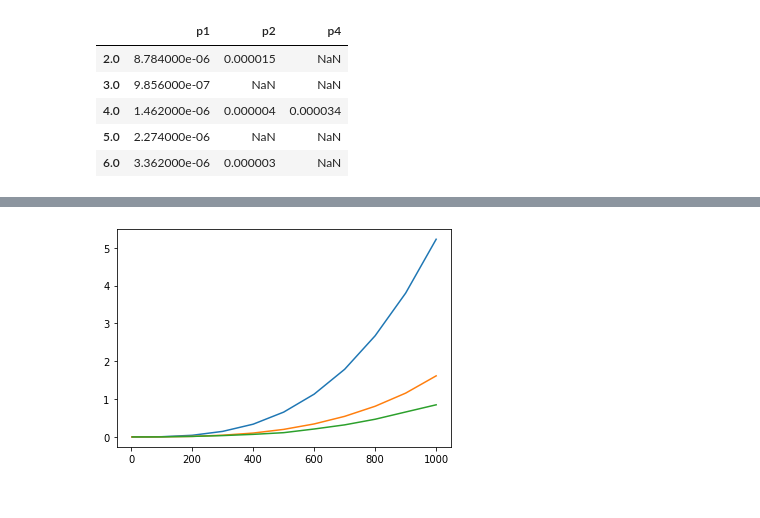
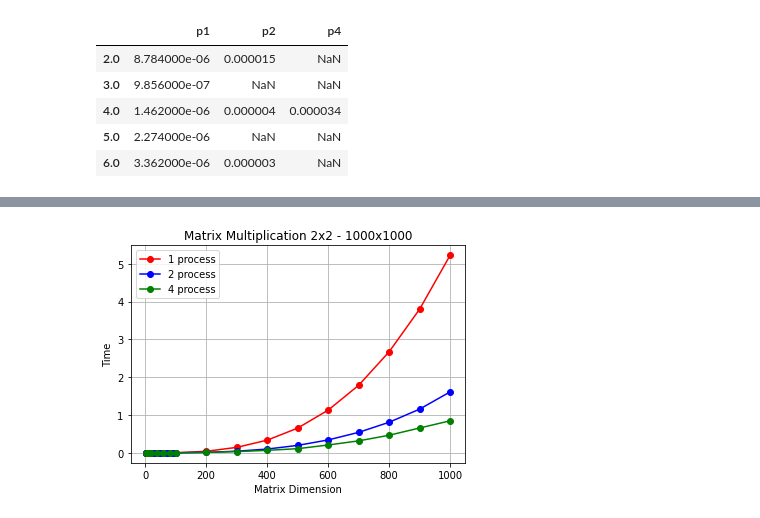
Before and after one commit to alexbrill/results_analysis, a Jupyter notebook: main.ipynb, the cells around one changed output, grey strips where cells are left out. Cells and saved outputs as stored; diff of their text form; code cells hidden in the pictures.

Commit message:
done with analysis of matrix multiplication

```diff
--- a/main.ipynb
+++ b/main.ipynb
@@ -58,8 +88,16 @@ plt.show()
 # %%
-plt.plot(df[df.columns[0]].index, df[df.columns[0]])
-plt.plot(df[df.columns[1]][idx1].index, df[df.columns[1]][idx1])
-plt.plot(df[df.columns[2]][idx2].index, df[df.columns[2]][idx2])
+fig, ax = plt.subplots()
+ax.set_title("Matrix Multiplication 2x2 - 1000x1000")
+ax.set_ylabel("Time")
+ax.set_xlabel("Matrix Dimension")
+ax.grid()
+
+plt.plot(df[df.columns[0]].index, df[df.columns[0]], 'o-r')
+plt.plot(df[df.columns[1]][idx1].index, df[df.columns[1]][idx1], 'o-b')
+plt.plot(df[df.columns[2]][idx2].index, df[df.columns[2]][idx2], 'o-g')
+
+ax.legend(["1 process", "2 process", "4 process"])
 
 plt.show()
 # %% [output]
-[figure, old version]
+[figure, new version]
```
Also changed, not shown: parts of 3 cells of this notebook.
